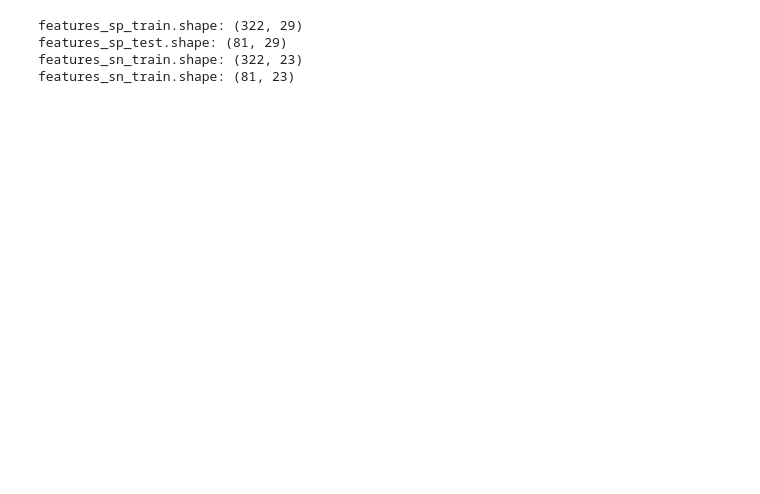
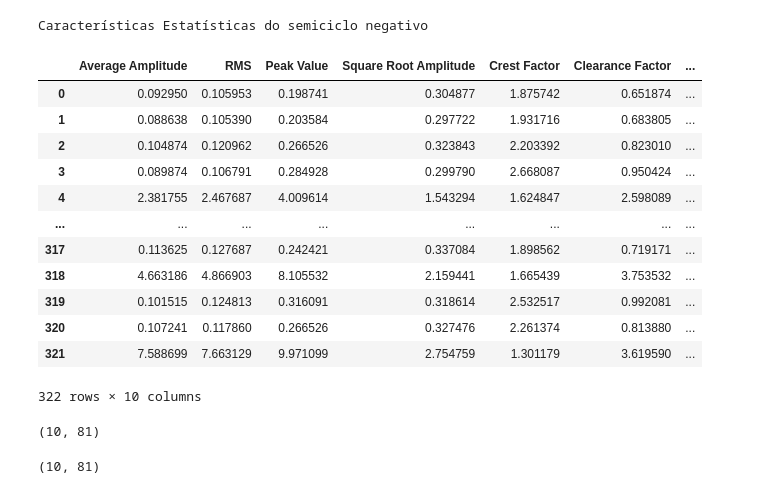
Before and after one commit to mascneto/PesquisaDP, a Jupyter notebook: Pasta 1/features.ipynb, the cells around one changed output. Cells and saved outputs as stored; diff of their text form; code cells hidden in the pictures; blank space fills up the shorter version.

```diff
--- a/Pasta 1/features.ipynb
+++ b/Pasta 1/features.ipynb
@@ -179,7 +277,31 @@ X_pos_features = np.array([
+# %%
+# Create DataFrame with features as columns
+df_features = pd.DataFrame(
+    X_neg_train_feat.T,
+    columns=feature_names
+)
+
+print("Características Estatísticas do semiciclo negativo")
+df_features
+# %% [output]
+Características Estatísticas do semiciclo negativo
+|  | Average Amplitude | RMS | Peak Value | Square Root Amplitude | Crest Factor | Clearance Factor | ... |
+| 0 | 0.092950 | 0.105953 | 0.198741 | 0.304877 | 1.875742 | 0.651874 | ... |
+| 1 | 0.088638 | 0.105390 | 0.203584 | 0.297722 | 1.931716 | 0.683805 | ... |
+| 2 | 0.104874 | 0.120962 | 0.266526 | 0.323843 | 2.203392 | 0.823010 | ... |
+| 3 | 0.089874 | 0.106791 | 0.284928 | 0.299790 | 2.668087 | 0.950424 | ... |
+| 4 | 2.381755 | 2.467687 | 4.009614 | 1.543294 | 1.624847 | 2.598089 | ... |
+| ... | ... | ... | ... | ... | ... | ... | ... |
+| 317 | 0.113625 | 0.127687 | 0.242421 | 0.337084 | 1.898562 | 0.719171 | ... |
+| 318 | 4.663186 | 4.866903 | 8.105532 | 2.159441 | 1.665439 | 3.753532 | ... |
+| 319 | 0.101515 | 0.124813 | 0.316091 | 0.318614 | 2.532517 | 0.992081 | ... |
+| 320 | 0.107241 | 0.117860 | 0.266526 | 0.327476 | 2.261374 | 0.813880 | ... |
+| 321 | 7.588699 | 7.663129 | 9.971099 | 2.754759 | 1.301179 | 3.619590 | ... |
+322 rows × 10 columns
 # %%
-metrics_sp_test = SignalMetrics(X_test_pos)
+metrics_sp_test = SignalMetrics(X_pos_test)
 
-features_sp_test = np.array([
+X_pos_test_feat = np.array([
     metrics_sp_test.avg_amplitude,
     metrics_sp_test.rms,
     metrics_sp_test.peak_value,
@@ -191,18 +313,26 @@ features_sp_test = np.array([
     metrics_sp_test.skewness(),
     metrics_sp_test.kurtosis()
 ])
+
+X_pos_test_feat.shape
+# %% [output]
+(10, 81)
 # %%
-metrics_sn = SignalMetrics(X_train_neg)
+metrics_sn_test = SignalMetrics(X_neg_test)
 
-features_sn_train = np.array([
-    metrics_sn.avg_amplitude,
-    metrics_sn.rms,
-    metrics_sn.peak_value,
-    metrics_sn.sqrt_amplitude,
-    metrics_sn.get_crest_factor(),
-    metrics_sn.get_clearance_factor(),
-    metrics_sn.impulse_factor(),
-    metrics_sn.shape_factor(),
-    metrics_sn.skewness(),
-    metrics_sn.kurtosis()
+X_neg_test_feat = np.array([
+    metrics_sn_test.avg_amplitude,
+    metrics_sn_test.rms,
+    metrics_sn_test.peak_value,
+    metrics_sn_test.sqrt_amplitude,
+    metrics_sn_test.get_crest_factor(),
+    metrics_sn_test.get_clearance_factor(),
+    metrics_sn_test.impulse_factor(),
+    metrics_sn_test.shape_factor(),
+    metrics_sn_test.skewness(),
+    metrics_sn_test.kurtosis()
 ])
+
+X_neg_test_feat.shape
+# %% [output]
+(10, 81)
@@ -224,10 +338,0 @@ features_sn_test = np.array([
-# %%
-print(f"features_sp_train.shape: {X_train_pos.shape}")
-print(f"features_sp_test.shape: {X_test_pos.shape}")
-print(f"features_sn_train.shape: {X_train_neg.shape}")
-print(f"features_sn_train.shape: {X_test_neg.shape}")
-# %% [output]
-features_sp_train.shape: (322, 29)
-features_sp_test.shape: (81, 29)
-features_sn_train.shape: (322, 23)
-features_sn_train.shape: (81, 23)
```
Also changed, not shown: parts of 12 cells of this notebook.
